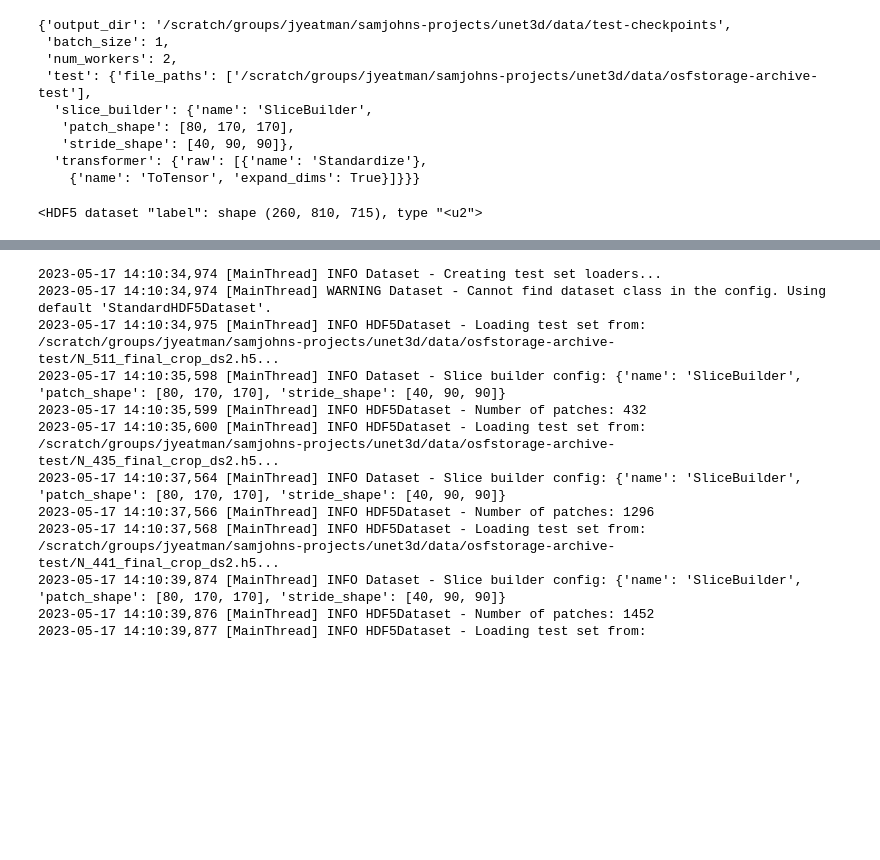
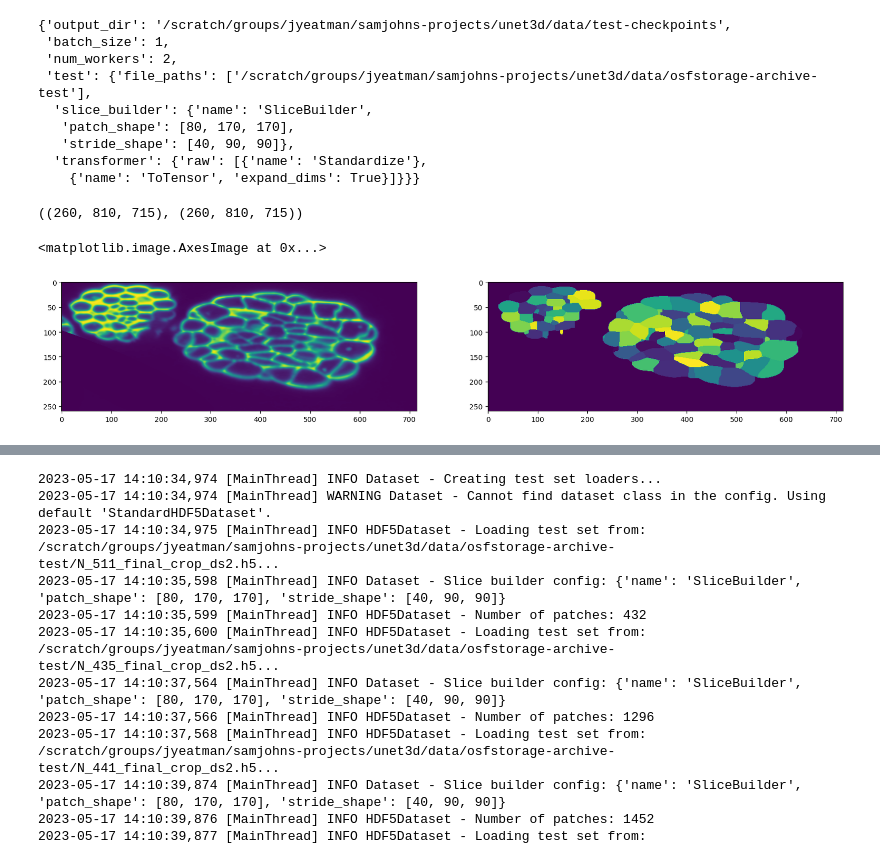
Before and after one commit to sambjohnson/pytorch-3dunet, a Jupyter notebook: resources/data_loading_check.ipynb, the cells around one changed output, grey strips where cells are left out. Cells and saved outputs as stored; diff of their text form; code cells hidden in the pictures; blank space fills up the shorter version.

```diff
--- a/resources/data_loading_check.ipynb
+++ b/resources/data_loading_check.ipynb
@@ -81,7 +80,20 @@ fp = ds_test[0].file_path
 # %%
 import h5py
 test_h5 = h5py.File(fp, 'r')
-# %%
-test_h5.get('label')
-# %% [output]
-<HDF5 dataset "label": shape (260, 810, 715), type "<u2">
+# %%
+test_h5_raw_np = np.array(test_h5.get('raw'))
+test_h5_label_np = np.array(test_h5.get('label'))
+
+raw_shape = test_h5_raw_np.shape
+label_shape = test_h5_label_np.shape
+
+raw_shape, label_shape
+# %% [output]
+((260, 810, 715), (260, 810, 715))
+# %%
+fig, ax = plt.subplots(1, 2, figsize=(20, 12))
+ax[0].imshow(test_h5_raw_np[:, 150])  # order: Z, Y, X -- slice along Y
+ax[1].imshow(test_h5_label_np[:, 150])
+# %% [output]
+<matplotlib.image.AxesImage at 0x...>
+[figure, added]
```
Also changed, not shown: parts of 4 cells of this notebook.
